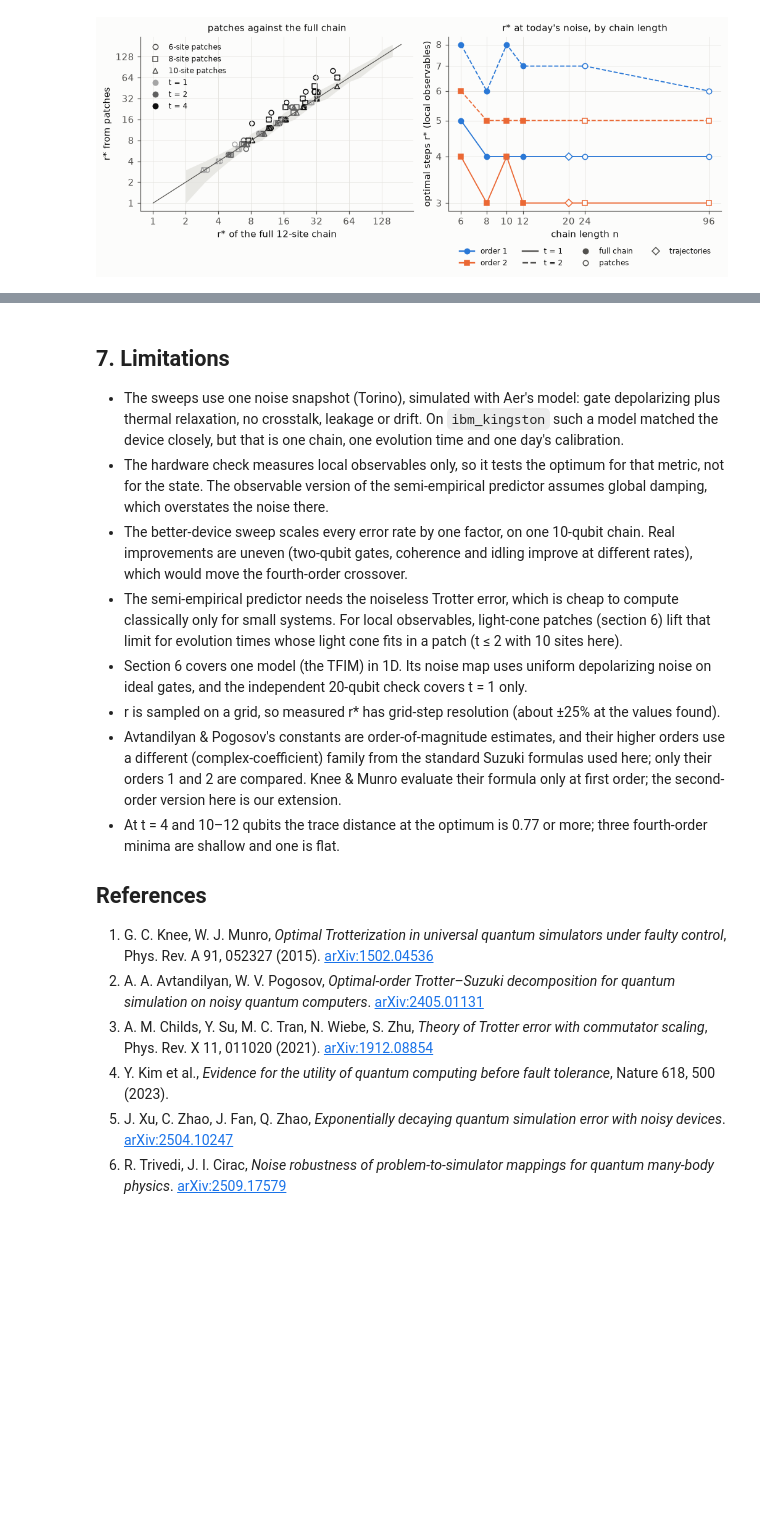
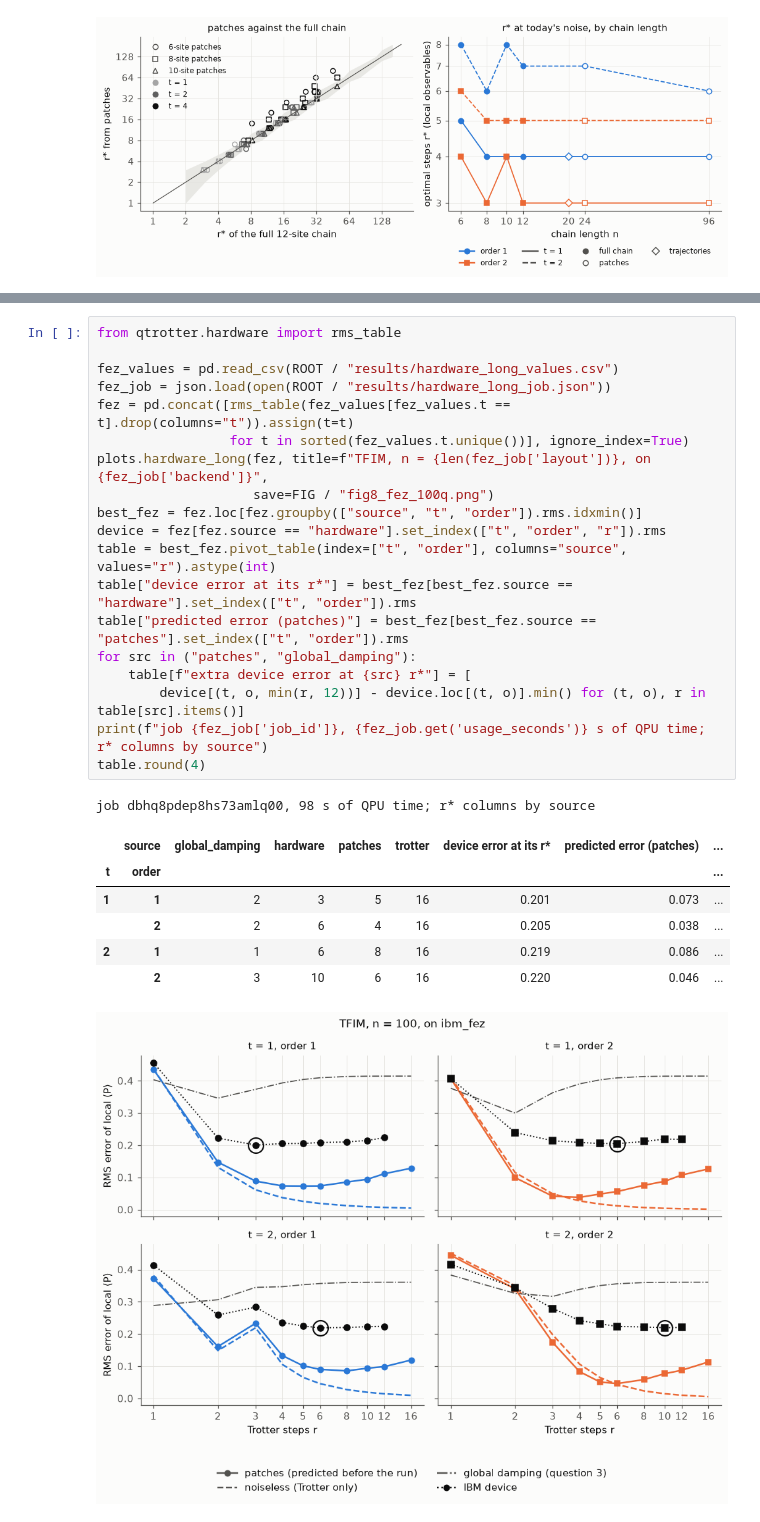
Before and after one commit to jayhsu0627/qtrotter, a Jupyter notebook: notebooks/trotter_under_noise.ipynb, the cells around one changed output, grey strips where cells are left out. Saved outputs shown, nothing was run; the diff lists cells and outputs as text; blank space fills up the shorter version.

```diff
--- a/notebooks/trotter_under_noise.ipynb
+++ b/notebooks/trotter_under_noise.ipynb
@@ -1108,35 +1190,28 @@ problem.
-# %% [markdown]
-## 7. Limitations
-
-* The sweeps use one noise snapshot (Torino), simulated with Aer's model: gate depolarizing plus thermal relaxation,
-  no crosstalk, leakage or drift. On `ibm_kingston` such a model matched the device closely, but that is one chain, one
-  evolution time and one day's calibration.
-* The hardware check measures local observables only, so it tests the optimum for that metric, not for the state.
-  The observable version of the semi-empirical predictor assumes global damping, which overstates the noise there.
-* The better-device sweep scales every error rate by one factor, on one 10-qubit chain. Real improvements are uneven
-  (two-qubit gates, coherence and idling improve at different rates), which would move the fourth-order crossover.
-* The semi-empirical predictor needs the noiseless Trotter error, which is cheap to compute classically only for small
-  systems. For local observables, light-cone patches (section 6) lift that limit for evolution times whose light cone
-  fits in a patch (t ≤ 2 with 10 sites here).
-* Section 6 covers one model (the TFIM) in 1D. Its noise map uses uniform depolarizing noise on ideal gates, and the
-  independent 20-qubit check covers t = 1 only.
-* r is sampled on a grid, so measured r\* has grid-step resolution (about ±25% at the values found).
-* Avtandilyan & Pogosov's constants are order-of-magnitude estimates, and their higher orders use a different
-  (complex-coefficient) family from the standard Suzuki formulas used here; only their orders 1 and 2 are compared.
-  Knee & Munro evaluate their formula only at first order; the second-order version here is our extension.
-* At t = 4 and 10–12 qubits the trace distance at the optimum is 0.77 or more; three fourth-order minima are shallow
-  and one is flat.
-
-## References
-
-1. G. C. Knee, W. J. Munro, *Optimal Trotterization in universal quantum simulators under faulty control*,
-   Phys. Rev. A 91, 052327 (2015). [arXiv:1502.04536](https://arxiv.org/abs/1502.04536)
-2. A. A. Avtandilyan, W. V. Pogosov, *Optimal-order Trotter–Suzuki decomposition for quantum simulation on noisy
-   quantum computers*. [arXiv:2405.01131](https://arxiv.org/abs/2405.01131)
-3. A. M. Childs, Y. Su, M. C. Tran, N. Wiebe, S. Zhu, *Theory of Trotter error with commutator scaling*,
-   Phys. Rev. X 11, 011020 (2021). [arXiv:1912.08854](https://arxiv.org/abs/1912.08854)
-4. Y. Kim et al., *Evidence for the utility of quantum computing before fault tolerance*, Nature 618, 500 (2023).
-5. J. Xu, C. Zhao, J. Fan, Q. Zhao, *Exponentially decaying quantum simulation error with noisy devices*.
-   [arXiv:2504.10247](https://arxiv.org/abs/2504.10247)
-6. R. Trivedi, J. I. Cirac, *Noise robustness of problem-to-simulator mappings for quantum many-body physics*.
-   [arXiv:2509.17579](https://arxiv.org/abs/2509.17579)
+# %%
+from qtrotter.hardware import rms_table
+
+fez_values = pd.read_csv(ROOT / "results/hardware_long_values.csv")
+fez_job = json.load(open(ROOT / "results/hardware_long_job.json"))
+fez = pd.concat([rms_table(fez_values[fez_values.t == t].drop(columns="t")).assign(t=t)
+                 for t in sorted(fez_values.t.unique())], ignore_index=True)
+plots.hardware_long(fez, title=f"TFIM, n = {len(fez_job['layout'])}, on {fez_job['backend']}",
+                    save=FIG / "fig8_fez_100q.png")
+best_fez = fez.loc[fez.groupby(["source", "t", "order"]).rms.idxmin()]
+device = fez[fez.source == "hardware"].set_index(["t", "order", "r"]).rms
+table = best_fez.pivot_table(index=["t", "order"], columns="source", values="r").astype(int)
+table["device error at its r*"] = best_fez[best_fez.source == "hardware"].set_index(["t", "order"]).rms
+table["predicted error (patches)"] = best_fez[best_fez.source == "patches"].set_index(["t", "order"]).rms
+for src in ("patches", "global_damping"):
+    table[f"extra device error at {src} r*"] = [
+        device[(t, o, min(r, 12))] - device.loc[(t, o)].min() for (t, o), r in table[src].items()]
+print(f"job {fez_job['job_id']}, {fez_job.get('usage_seconds')} s of QPU time; r* columns by source")
+table.round(4)
+# %% [output]
+job dbhq8pdep8hs73amlq00, 98 s of QPU time; r* columns by source
+|  | source | global_damping | hardware | patches | trotter | device error at its r* | predicted error (patches) | ... |
+| t | order |  |  |  |  |  |  | ... |
+| 1 | 1 | 2 | 3 | 5 | 16 | 0.201 | 0.073 | ... |
+|  | 2 | 2 | 6 | 4 | 16 | 0.205 | 0.038 | ... |
+| 2 | 1 | 1 | 6 | 8 | 16 | 0.219 | 0.086 | ... |
+|  | 2 | 3 | 10 | 6 | 16 | 0.220 | 0.046 | ... |
+[figure, added]
```
Also changed, not shown: parts of 14 cells of this notebook, 7 other files.
